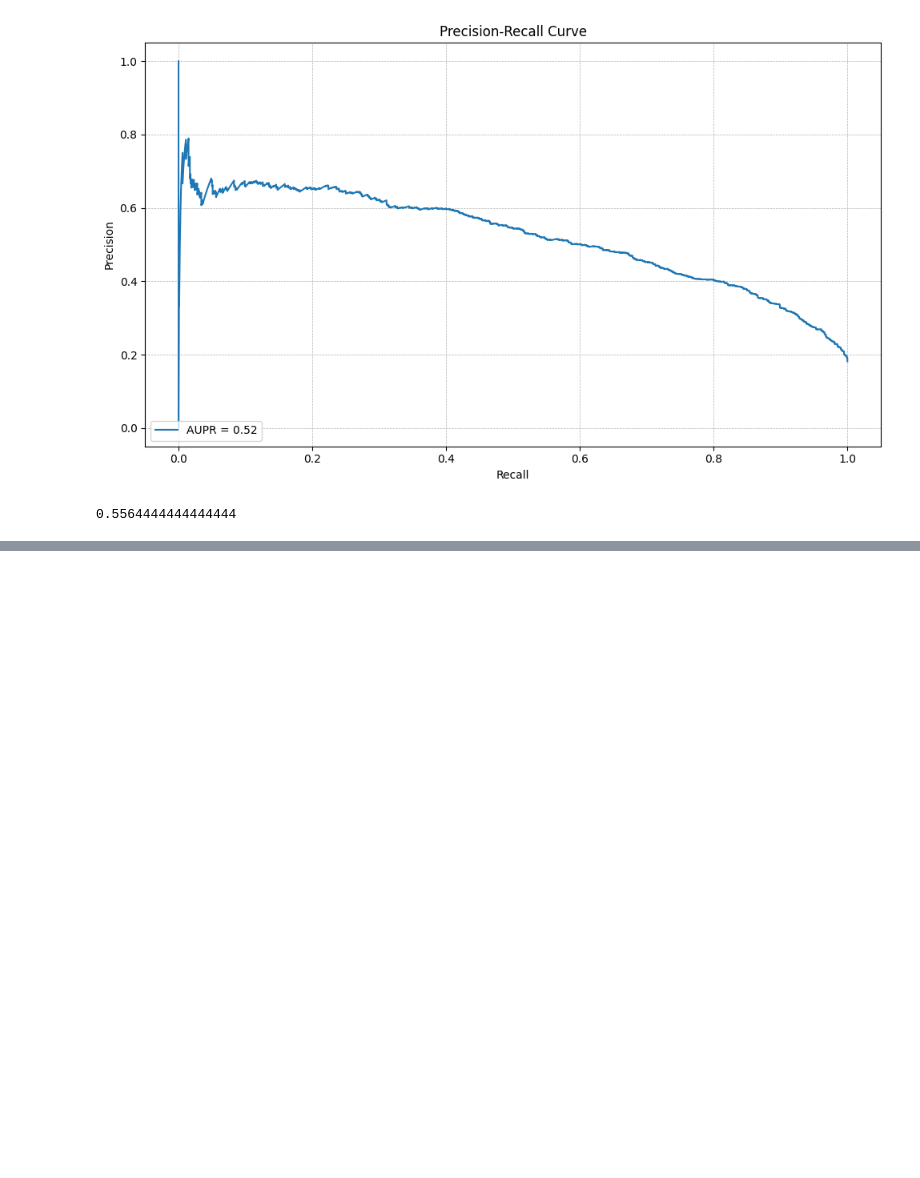
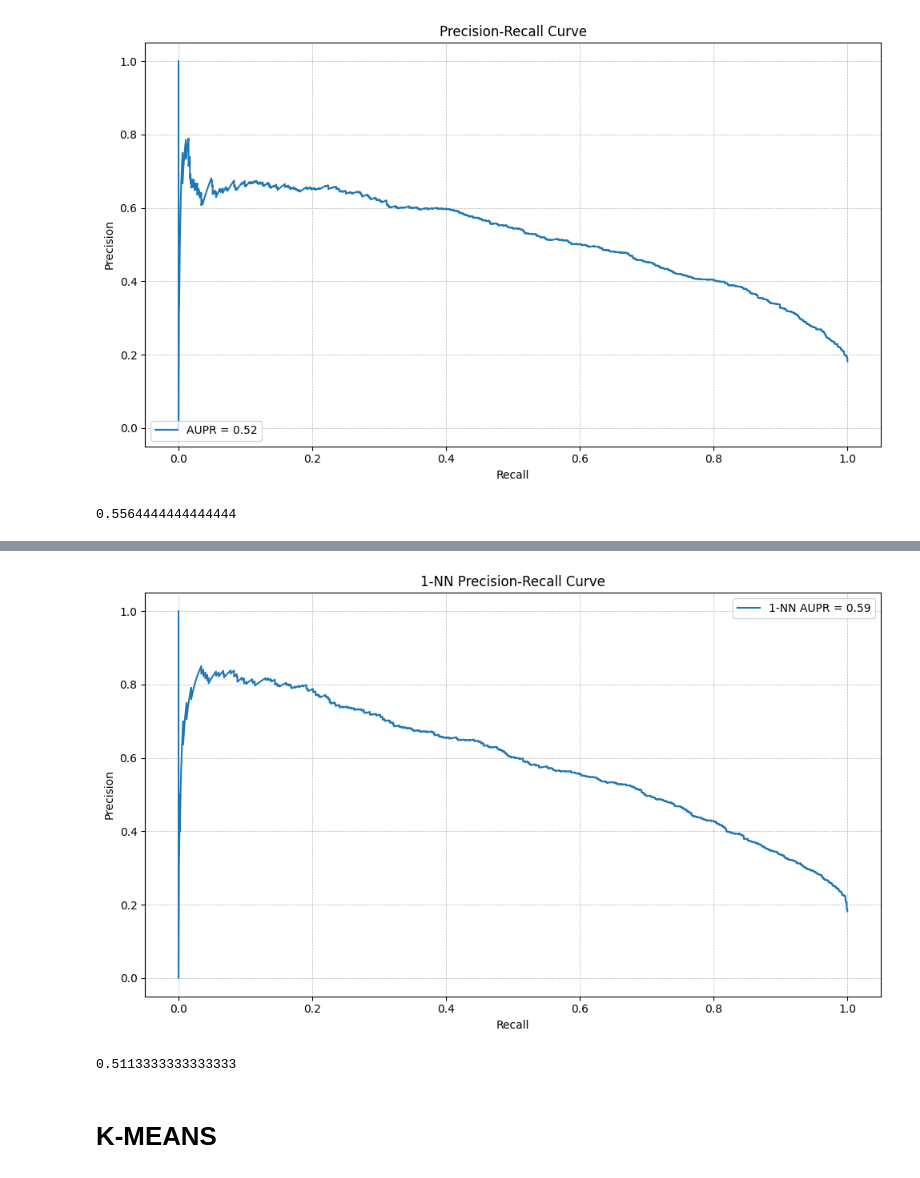
Before and after one commit to SlangLab-NU/autoencoder-oos, a Jupyter notebook: ood.ipynb, the cells around one changed output, grey strips where cells are left out. Saved outputs shown, nothing was run; the diff lists cells and outputs as text; code cells hidden in the pictures; blank space fills up the shorter version.

```diff
--- a/ood.ipynb
+++ b/ood.ipynb
@@ -167,0 +221,5 @@ fpr_95
+# %%
+scores_in = distances_in.squeeze()
+scores_out = distances_out.squeeze()
+# %%
+y_scores_knn = np.concatenate([scores_in, scores_out])
@@ -167,0 +246,4 @@ fpr_95
+# %%
+y_true_knn = [0] * len(scores_in) + [1] * len(scores_out)
+# %%
+precision_knn, recall_knn, thresholds_knn = precision_recall_curve(y_true_knn, y_scores_knn)
@@ -167,0 +255,24 @@ fpr_95
+# %%
+plt.figure(figsize=(10, 6))
+plt.plot(recall_knn, precision_knn, label=f'1-NN AUPR = {aupr_knn:.2f}')
+plt.xlabel('Recall')
+plt.ylabel('Precision')
+plt.title('1-NN Precision-Recall Curve')
+plt.legend(loc='upper right') # Changed to 'upper right' to avoid overlap with the curve.
+plt.grid(True, which='both', linestyle='--', linewidth=0.5)
+plt.tight_layout()
+plt.show()
+# %% [output]
+[figure, added]
+# %%
+fpr, tpr, thresholds = roc_curve(y_true_knn, y_scores_knn)
+
+# Find the FPR where the TPR is closest to 0.95
+idx = np.where(tpr >= 0.95)[0][0]
+fpr_95 = fpr[idx]
+
+fpr_95
+# %% [output]
+0.5113333333333333
+# %% [markdown]
+# K-MEANS
```
Also changed, not shown: parts of 30 cells of this notebook.
